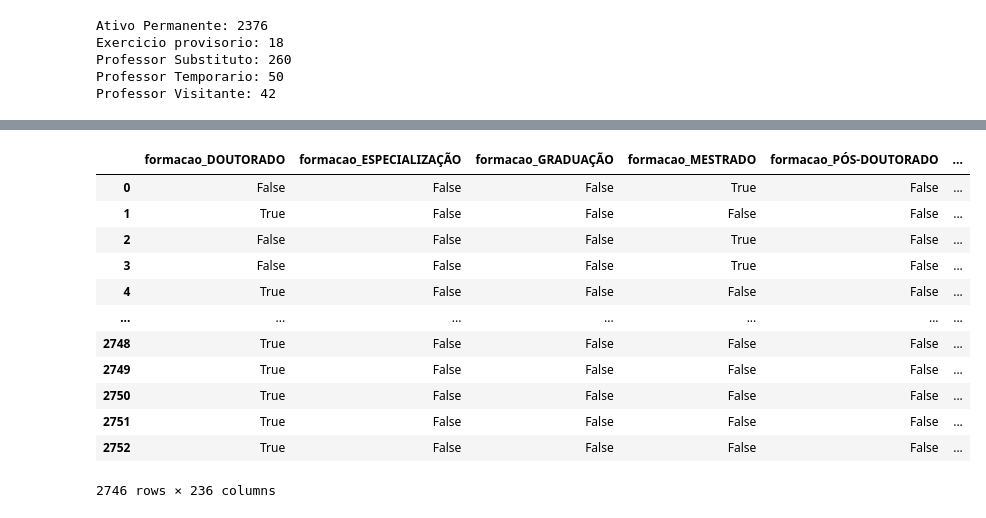
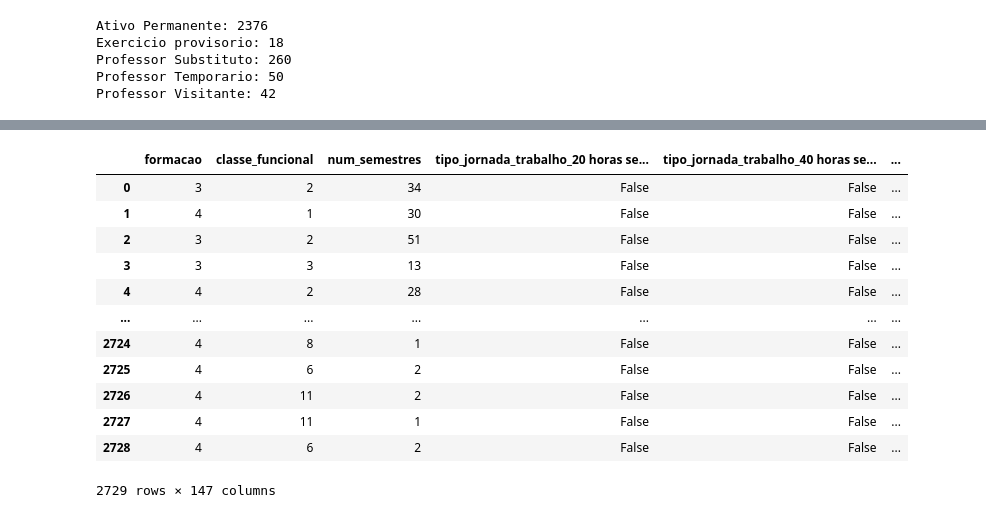
Before and after one commit to Lucas-Morais-Freire/AI, a Jupyter notebook: proj U1/teacher_qualis.ipynb, the cells around one changed output, grey strips where cells are left out. Saved outputs shown, nothing was run; the diff lists cells and outputs as text; code cells hidden in the pictures.

```diff
--- a/proj U1/teacher_qualis.ipynb
+++ b/proj U1/teacher_qualis.ipynb
@@ -159,3 +195,11 @@ DOUTORADO: 2189
 ESPECIALIZAÇÃO: 120
 GRADUAÇÃO: 11
 PÓS-DOUTORADO: 1
+# %%
+# colocar uma ordem de classificacao. pos-doc > doc > mestrado > esp > grad
+
+nivel_formacao = {"GRADUAÇÃO":1, "ESPECIALIZAÇÃO":2, "MESTRADO":3,"DOUTORADO":4,"PÓS-DOUTORADO":5}
+
+df["formacao"].replace(nivel_formacao, inplace=True)
+for formacao in df["formacao"].unique():
+    print(formacao, ": ", len(df[df["formacao"] == formacao]), sep="")
@@ -205,0 +323,24 @@ df.describe()
+# %%
+mapear_class_func = {
+    "DV                                                                                                  ":1,
+    "DIV                                                                                                 ":2,
+    "DIII                                                                                                ":3,
+    "DII                                                                                                 ":4,
+    "DI                                                                                                  ":5,
+    "Classe E - Titular                                                                                  ":6,
+    "Titular                                                                                             ":6,
+    "Classe D - Associado                                                                                ":7,
+    "D                                                                                                   ":7,
+    "Classe C - Adjunto                                                                                  ":8,
+    "Adjunto                                                                                             ":8,
+    "Classe B - Assistente                                                                               ":9,
+    "Classe A - Auxiliar                                                                                 ":10,
+    "Auxiliar                                                                                            ":10,
+    "Classe A - Assistente A                                                                             ":11,
+    "A                                                                                                   ":11,
+    "Classe A - Adjunto A                                                                                ":12,
+}
+
+df = df[df["classe_funcional"] != "Não Informada                                                                                       "]
+
+df["classe_funcional"].replace(mapear_class_func, inplace=True)
@@ -205,0 +363,3 @@ df.describe()
+# %%
+df.reset_index(drop=True, inplace=True)
+df.describe()
@@ -267,22 +439,21 @@ X
 # %%
-X_encoded = pd.get_dummies(X, columns=['formacao',
-                                       'tipo_jornada_trabalho',
-                                       'vinculo',
-                                       'lotacao',
-                                       'num_semestres'])
+X_encoded = pd.get_dummies(X, columns=["tipo_jornada_trabalho",
+                                       "vinculo",
+                                       "categoria",
+                                       "lotacao"])
 
 X_encoded
 # %% [output]
-|  | formacao_DOUTORADO | formacao_ESPECIALIZAÇÃO | formacao_GRADUAÇÃO | formacao_MESTRADO | formacao_PÓS-DOUTORADO | ... |
-| 0 | False | False | False | True | False | ... |
-| 1 | True | False | False | False | False | ... |
-| 2 | False | False | False | True | False | ... |
-| 3 | False | False | False | True | False | ... |
-| 4 | True | False | False | False | False | ... |
+|  | formacao | classe_funcional | num_semestres | tipo_jornada_trabalho_20 horas se... | tipo_jornada_trabalho_40 horas se... | ... |
+| 0 | 3 | 2 | 34 | False | False | ... |
+| 1 | 4 | 1 | 30 | False | False | ... |
+| 2 | 3 | 2 | 51 | False | False | ... |
+| 3 | 3 | 3 | 13 | False | False | ... |
+| 4 | 4 | 2 | 28 | False | False | ... |
 | ... | ... | ... | ... | ... | ... | ... |
-| 2748 | True | False | False | False | False | ... |
-| 2749 | True | False | False | False | False | ... |
-| 2750 | True | False | False | False | False | ... |
-| 2751 | True | False | False | False | False | ... |
-| 2752 | True | False | False | False | False | ... |
+| 2724 | 4 | 8 | 1 | False | False | ... |
+| 2725 | 4 | 6 | 2 | False | False | ... |
+| 2726 | 4 | 11 | 2 | False | False | ... |
+| 2727 | 4 | 11 | 1 | False | False | ... |
+| 2728 | 4 | 6 | 2 | False | False | ... |
-2746 rows × 236 columns
+2729 rows × 147 columns
```
Also changed, not shown: parts of 33 cells of this notebook.
